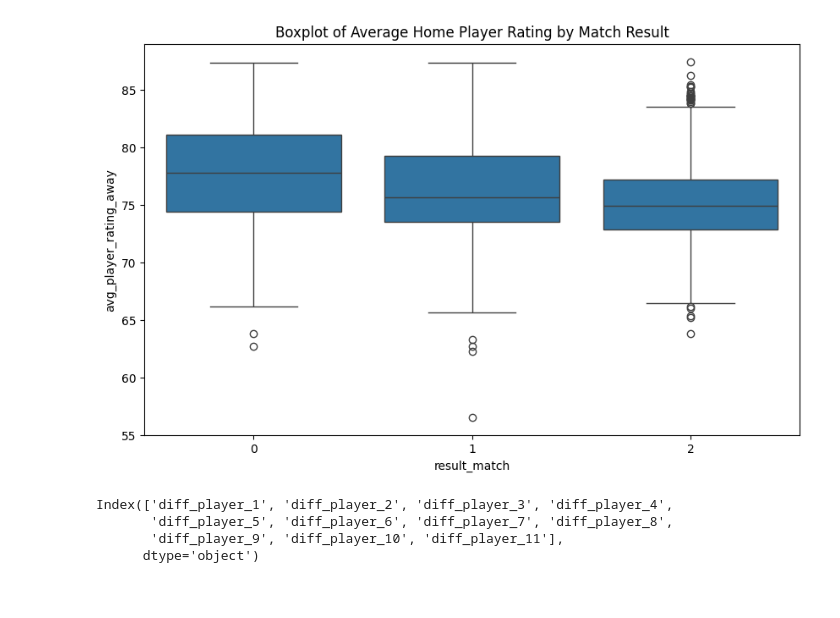
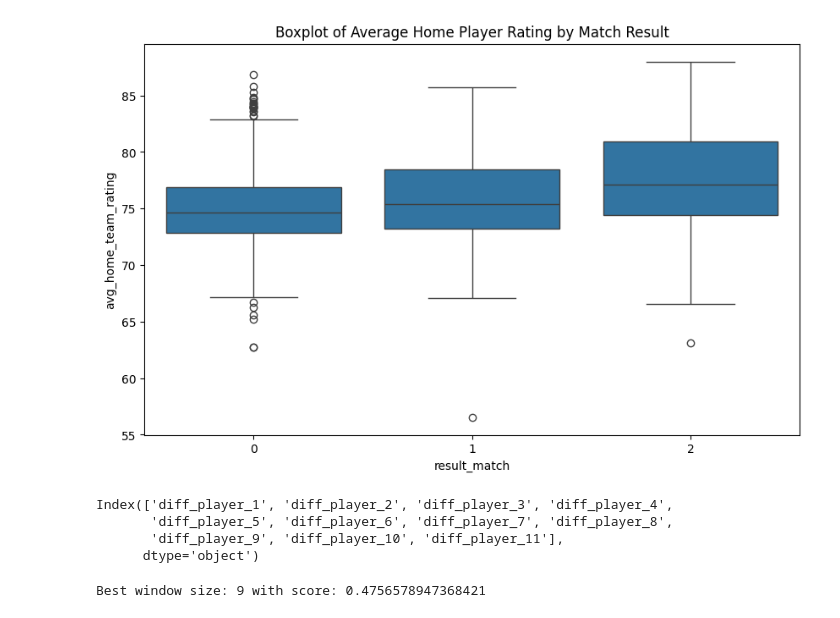
Before and after one commit to kamil0920/aws_football, a Jupyter notebook: pipelines/feature_engnering.ipynb, the cells around one changed output. Cells and saved outputs as stored; diff of their text form; code cells hidden in the pictures.

```diff
--- a/pipelines/feature_engnering.ipynb
+++ b/pipelines/feature_engnering.ipynb
@@ -10,10 +10,9 @@ from sklearn.model_selection import cross_val_score
 from xgboost import XGBClassifier
 
 from sklearn.model_selection import train_test_split
-from sklearn.metrics import accuracy_score
+from sklearn.metrics import accuracy_score, f1_score
 
 import warnings
 warnings.filterwarnings('ignore')
 
-# Re-load the dataset
-df_new = pd.read_csv('../data/transform/transformed_data.csv')
+df = pd.read_csv('../data/transform/transformed_data.csv')
@@ -19,0 +39,3 @@ df_new = pd.read_csv('../data/transform/transformed_data.csv')
+# %%
+cols_to_remove = ['date', 'home_team_goal', 'away_team_goal', 'result_match', 'away_possession', 'home_possession', 'home_shoton', 'away_shoton']
+df[['season']] = df[['season']].astype('category')
@@ -20,6 +61,6 @@ df_new = pd.read_csv('../data/transform/transformed_data.csv')
 # %%
-cr = ['match_api_id', 'season', 'stage']
-df_numerical = df_new.drop(cr, axis=1)
+cols_to_remove = ['match_api_id', 'stage']
+df_numerical = df.select_dtypes(exclude='category').drop(cols_to_remove, axis=1)
 df_numerical.to_csv('../data/transform/df_numerical.csv')
 df_numerical.info()
 # %% [output]
@@ -95,7 +138,0 @@ accuracy_full
-# %%
-# Feature engineering: Aggregated player ratings for home and away teams
-player_rating_columns_home = [col for col in X.columns if 'home_player' in col]
-player_rating_columns_away = [col for col in X.columns if 'away_player' in col]
-
-df_numerical['avg_player_rating_home'] = X[player_rating_columns_home].mean(axis=1)
-df_numerical['avg_player_rating_away'] = X[player_rating_columns_away].mean(axis=1)
@@ -102,11 +159,11 @@ df_numerical['avg_player_rating_away'] = X[player_rating_columns_away].mean(axis
 # %%
 # Boxplot for 'avg_player_rating_home' vs 'result_match'
 plt.figure(figsize=(10, 6))
-sns.boxplot(x='result_match', y='avg_player_rating_away', data=df_numerical)
+sns.boxplot(x='result_match', y='avg_home_team_rating', data=df_numerical)
 plt.title('Boxplot of Average Home Player Rating by Match Result')
 plt.show()
 # %% [output]
-[figure, old version]
+[figure, new version]
 # %%
 # Clear negative correaltion between result_match and avg_palyer_rating_away
 # %%
@@ -180,10 +237,6 @@ stat_columns = {
     'goals': {
         'home': 'home_team_goal',
         'away': 'away_team_goal'
-    },
-    'possession': {
-        'home': 'home_possession',
-        'away': 'away_possession'
     },
     'shots_on': {
         'home': 'home_shoton',
@@ -207,10 +260,10 @@ for window_size in window_sizes:
     y = df_with_rolling['result_match']
 
     # Define your model
-    model = XGBClassifier(random_state=42)  # Use your actual model here
+    model = XGBClassifier(random_state=42)
 
     # Perform cross-validation
-    scores = cross_val_score(model, X, y, cv=2, scoring='accuracy')  # Change scoring method as needed
+    scores = cross_val_score(model, X, y, cv=2, scoring='accuracy')
 
     # Calculate the mean score
     mean_score = scores.mean()
@@ -222,6 +275,8 @@ for window_size in window_sizes:
 
 # best_window_size now holds the size of the window that gave the best performance
 print(f"Best window size: {best_window_size} with score: {best_score}")
+# %% [output]
+Best window size: 9 with score: 0.4756578947368421
 # %%
 df_with_rolling = calculate_rolling_averages(best_window_size, df=df_numerical.copy(), stat_columns=stat_columns)
 df_with_rolling = df_with_rolling.drop(['date', 'away_team', 'away_team_goal', 'home_team','home_team_goal', 'away_possession', 'home_shoton', 'home_possession', 'away_shoton'], axis=1)
```
Also changed, not shown: parts of 37 cells of this notebook, 2 other files.
